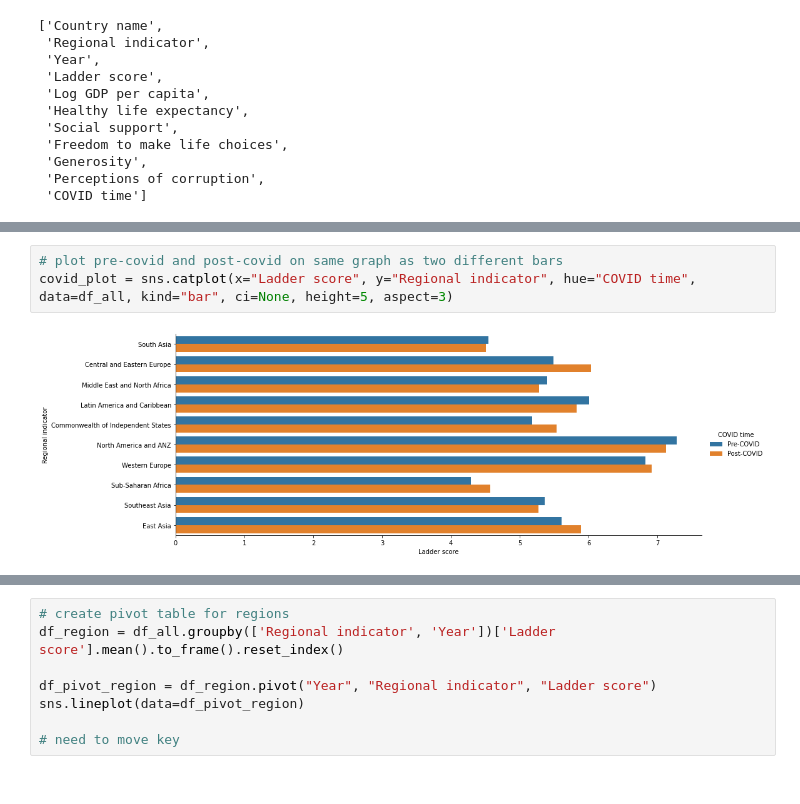
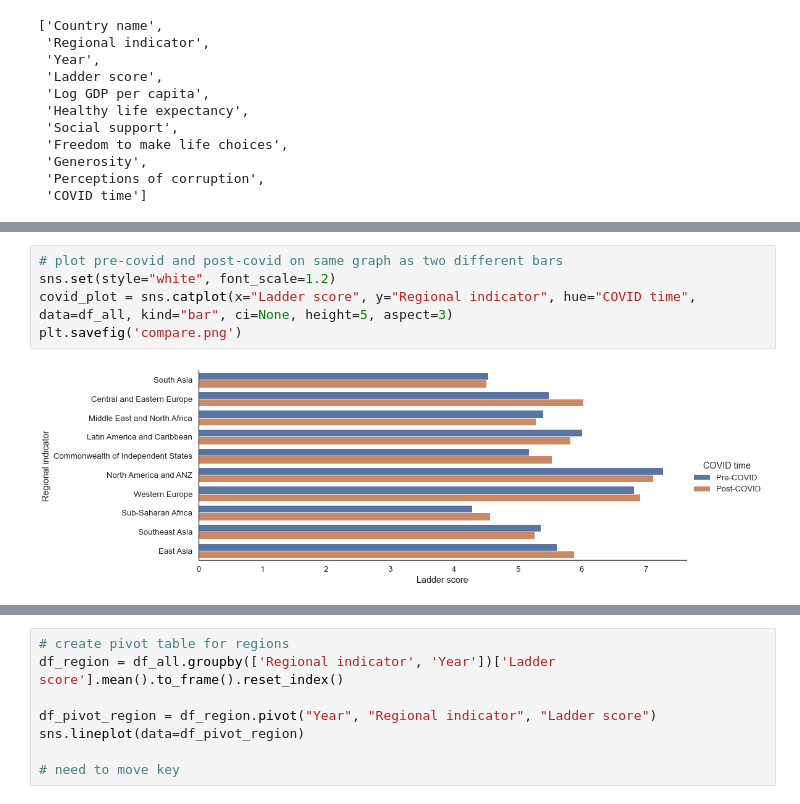
Before and after one commit to VarunSaini02/happiness, a Jupyter notebook: happiness_analysis.ipynb, the cells around one changed output, grey strips where cells are left out. Saved outputs shown, nothing was run; the diff lists cells and outputs as text.

Commit message:
code for exporting figure

```diff
--- a/happiness_analysis.ipynb
+++ b/happiness_analysis.ipynb
@@ -153,8 +156,10 @@ df_all.groupby('Regional indicator')['Ladder score'].mean().plot.barh()
 # %%
 # plot pre-covid and post-covid on same graph as two different bars
+sns.set(style="white", font_scale=1.2)
 covid_plot = sns.catplot(x="Ladder score", y="Regional indicator", hue="COVID time", data=df_all, kind="bar", ci=None, height=5, aspect=3)
+plt.savefig('compare.png')
 # %% [output]
-[figure, old version]
+[figure, new version]
 # %%
 # create pivot table for countries (should probably delte, too much going on)
 df_pivot_country = df_all.pivot("Year", "Country name", "Ladder score")
```
Also changed, not shown: parts of 2 cells of this notebook, 1 other file.
